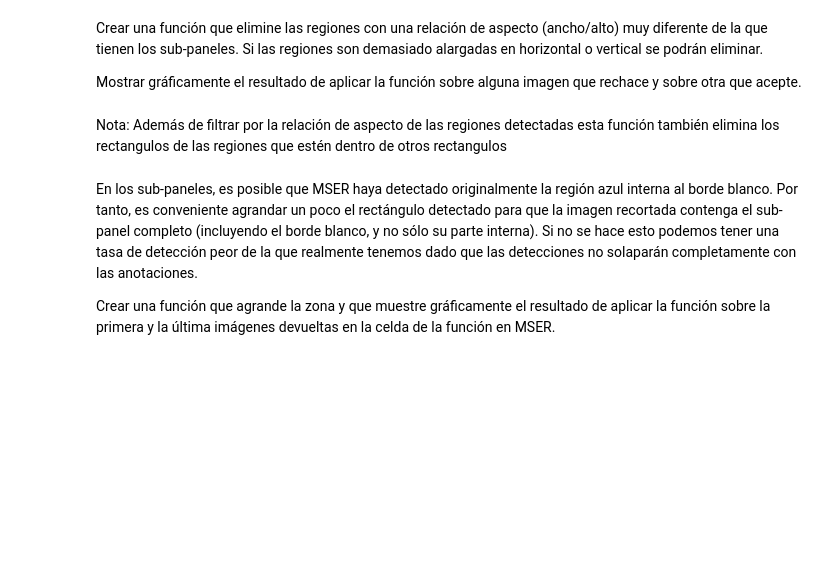
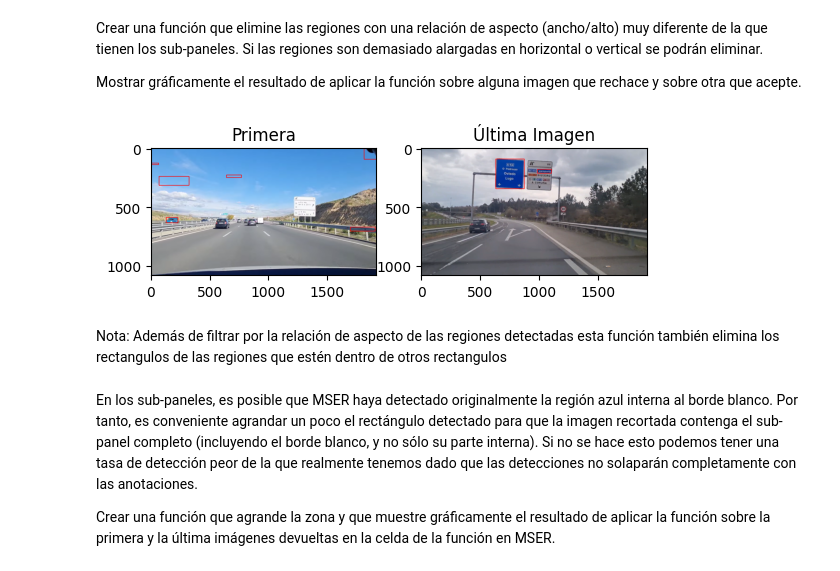
Before and after one commit to Im-Lewis/Practica1-VA, a Jupyter notebook: notebook_BlueFilter_deff.ipynb, the cells around one changed output. Drawn from its saved outputs; the diff is of its cells as text; code cells hidden in the pictures; blank space fills up the shorter version.

```diff
--- a/notebook_BlueFilter_deff.ipynb
+++ b/notebook_BlueFilter_deff.ipynb
@@ -270,49 +212,37 @@ Crear una función que elimine las regiones con una relación de aspecto (ancho/
 
 Mostrar gráficamente el resultado de aplicar la función sobre alguna imagen que rechace y sobre otra que acepte.
 # %%
-def rectangle_filtered(list_images, list_masks, list_regions):
-    list_filtered_rectangles = []  # Lista de imágenes con los rectángulos que cumplen el tamaño
-    list_filtered_regions = []  # Lista de regiones filtradas
-
-    for i, _ in enumerate(list_images):
+def rectangle_filtered(processed_images, detected_regions):
+    images_filtered_rectangles = []
+    filtered_regions = []
+    for i, _ in enumerate(processed_images):
         filtered_regions_act_img = []
-
-        copy = list_images[i].copy()  # Copia de la imagen actual
-
-        for j, region in enumerate(list_regions[i]):
+        copy = processed_images[i].copy()
+        for j, region in enumerate(detected_regions[i]):
             x, y, w, h = cv2.boundingRect(region)
             aspect_ratio = w / float(h)
-
             # Filtramos las regiones en función de la relación de aspecto
             if aspect_ratio > 0.6 and aspect_ratio < 6.5:
                 # Verificar si la región está dentro de otra
                 is_inside = False
-                for k, other_region in enumerate(list_regions[i]):
+                for k, other_region in enumerate(detected_regions[i]):
                     if j != k:  # Evitar comparar con la misma región
                         x_other, y_other, w_other, h_other = cv2.boundingRect(other_region)
                         if x_other <= x and y_other <= y and x_other + w_other >= x + w and y_other + h_other >= y + h:
                             is_inside = True
                             break
                 # Si la región no está dentro de otra, la agregamos
                 if not is_inside:
                     filtered_regions_act_img.append(region)
-                    cv2.rectangle(list_masks[i], (x, y), (x + w, y + h), (255), -1)
-                    cv2.rectangle(copy, (x, y), (x + w, y + h), (0, 0, 255), 2)
+                    cv2.rectangle(copy, (x, y), (x + w, y + h), (0, 0, 255), 3)
+        filtered_regions.append(filtered_regions_act_img)
+        images_filtered_rectangles.append(copy)
+    show_first_and_last(images_filtered_rectangles)
+    return images_filtered_rectangles, filtered_regions
 
-        list_filtered_regions.append(filtered_regions_act_img)
-        list_filtered_rectangles.append(copy)
-
-    # Mostramos la primera y la última imagen
-    cv2.imshow('Detected Traffic Signs', list_filtered_rectangles[0])
-    cv2.waitKey(0)
-    cv2.destroyAllWindows()
-    cv2.imshow('Detected Traffic Signs', list_filtered_rectangles[-1])
-    cv2.waitKey(0)
-    cv2.destroyAllWindows()
-
-    return list_filtered_rectangles, list_filtered_regions
-
-list_filtered_rectangles, list_filtered_regions = rectangle_filtered(imagenes_tratadas, masks_list, regions_list)
+images_filtered_rectangles, filtered_regions = rectangle_filtered(processed_images, detected_regions)
+# %% [output]
+[figure, added]
 # %% [markdown]
 Nota: Además de filtrar por la relación de aspecto de las regiones detectadas esta función también elimina los rectangulos de las regiones que estén dentro de otros rectangulos
 # %%
```
Also changed, not shown: parts of 17 cells of this notebook.
